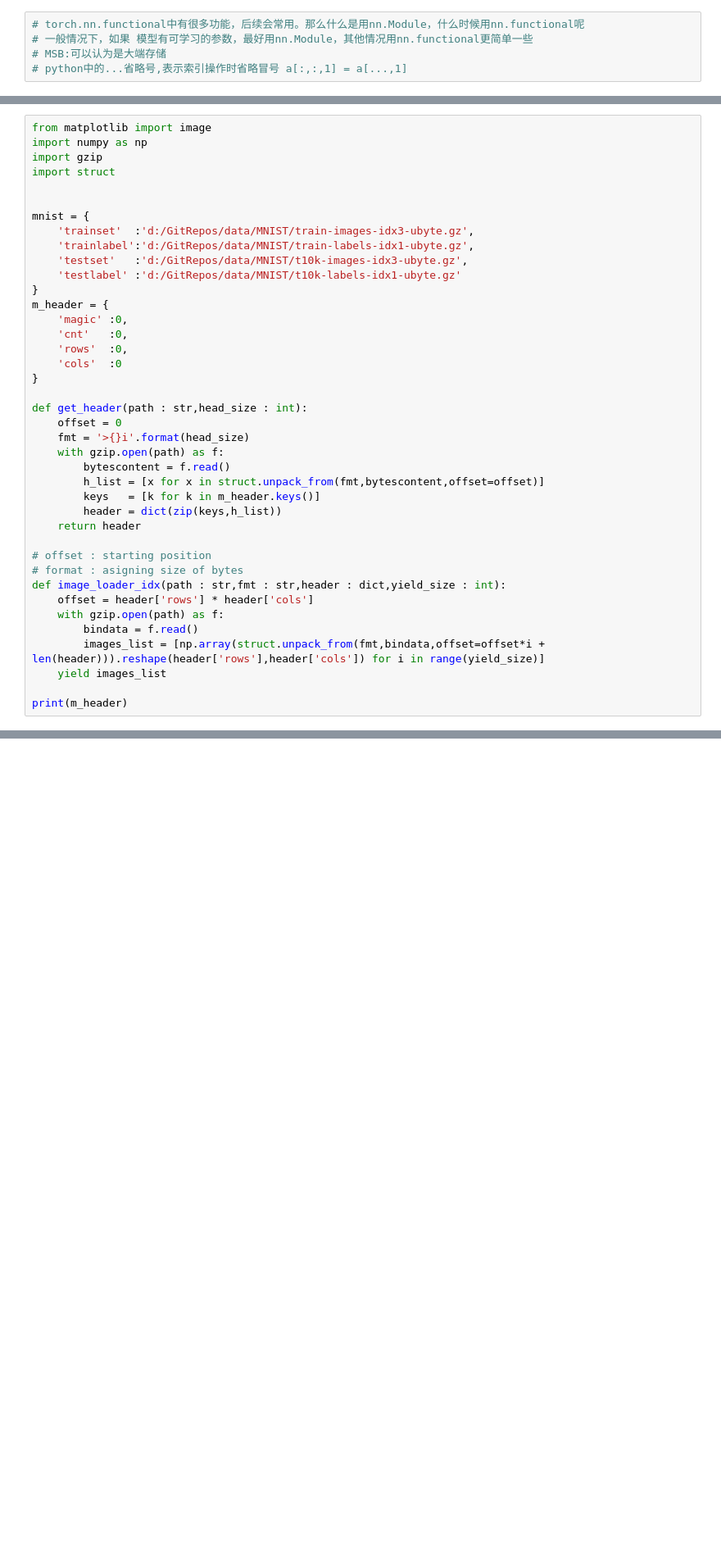
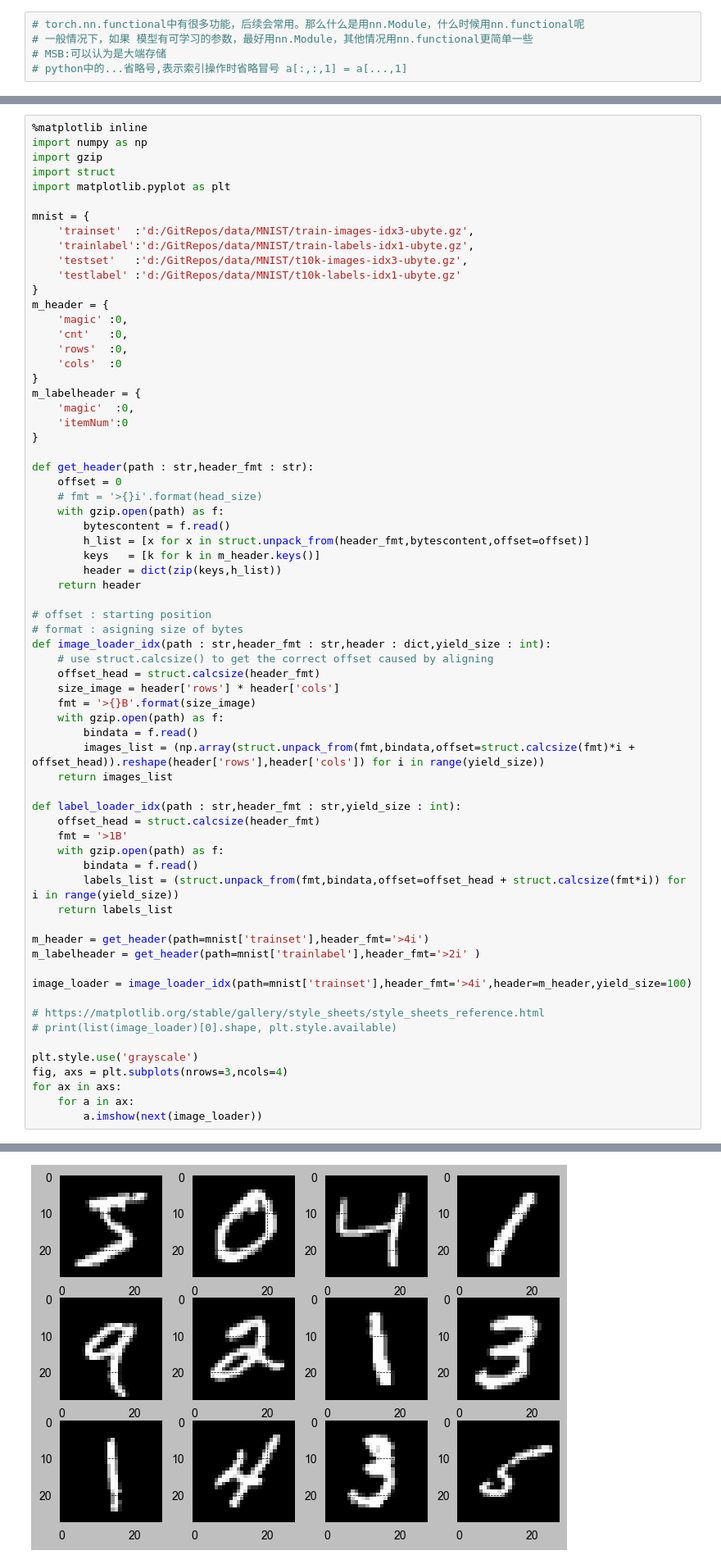
Before and after one commit to JinkeMa/Tang-ML-Note, a Jupyter notebook: 4 神经网络分类任务 MNIST.ipynb, the cells around one changed output, grey strips where cells are left out. Shown at 82% size. Drawn from its saved outputs; the diff is of its cells as text; blank space fills up the shorter version.

```diff
--- a/4 神经网络分类任务 MNIST.ipynb
+++ b/4 神经网络分类任务 MNIST.ipynb
@@ -50,11 +50,11 @@ xxxx     unsigned byte   ??               pixel
 Pixels are organized row-wise. Pixel values are 0 to 255. 0 means background (white), 255 means foreground (black).
 '''
 # %%
-from matplotlib import image
+%matplotlib inline
 import numpy as np
 import gzip
 import struct
-
+import matplotlib.pyplot as plt
 
 mnist = {
     'trainset'  :'d:/GitRepos/data/MNIST/train-images-idx3-ubyte.gz',
@@ -68,25 +68,52 @@ m_header = {
     'rows'  :0,
     'cols'  :0
 }
+m_labelheader = {
+    'magic'  :0,
+    'itemNum':0
+}
 
-def get_header(path : str,head_size : int):
+def get_header(path : str,header_fmt : str):
     offset = 0
-    fmt = '>{}i'.format(head_size)
+    # fmt = '>{}i'.format(head_size)
     with gzip.open(path) as f:
         bytescontent = f.read()
-        h_list = [x for x in struct.unpack_from(fmt,bytescontent,offset=offset)]
+        h_list = [x for x in struct.unpack_from(header_fmt,bytescontent,offset=offset)]
         keys   = [k for k in m_header.keys()]
         header = dict(zip(keys,h_list))
     return header
 
 # offset : starting position
 # format : asigning size of bytes
-def image_loader_idx(path : str,fmt : str,header : dict,yield_size : int):
-    offset = header['rows'] * header['cols']
+def image_loader_idx(path : str,header_fmt : str,header : dict,yield_size : int):
+    # use struct.calcsize() to get the correct offset caused by aligning
+    offset_head = struct.calcsize(header_fmt)
+    size_image = header['rows'] * header['cols']
+    fmt = '>{}B'.format(size_image)
     with gzip.open(path) as f:
         bindata = f.read()
-        images_list = [np.array(struct.unpack_from(fmt,bindata,offset=offset*i + len(header))).reshape(header['rows'],header['cols']) for i in range(yield_size)]
-    yield images_list
+        images_list = (np.array(struct.unpack_from(fmt,bindata,offset=struct.calcsize(fmt)*i + offset_head)).reshape(header['rows'],header['cols']) for i in range(yield_size))
+    return images_list
 
-print(m_header)
+def label_loader_idx(path : str,header_fmt : str,yield_size : int):
+    offset_head = struct.calcsize(header_fmt)
+    fmt = '>1B'
+    with gzip.open(path) as f:
+        bindata = f.read()
+        labels_list = (struct.unpack_from(fmt,bindata,offset=offset_head + struct.calcsize(fmt*i)) for i in range(yield_size))
+    return labels_list
+
+m_header = get_header(path=mnist['trainset'],header_fmt='>4i')
+m_labelheader = get_header(path=mnist['trainlabel'],header_fmt='>2i' )
+
+image_loader = image_loader_idx(path=mnist['trainset'],header_fmt='>4i',header=m_header,yield_size=100)
+
+# https://matplotlib.org/stable/gallery/style_sheets/style_sheets_reference.html
+# print(list(image_loader)[0].shape, plt.style.available)
+
+plt.style.use('grayscale')
+fig, axs = plt.subplots(nrows=3,ncols=4)
+for ax in axs:
+    for a in ax:
+        a.imshow(next(image_loader))
 # %% [output]
@@ -94,3 +121,4 @@ dict_values([2051, 60000, 28, 28])
+[figure, added]
 # %%
 """
 @author: monitor1379
```
Also changed, not shown: parts of 1 cell of this notebook.
